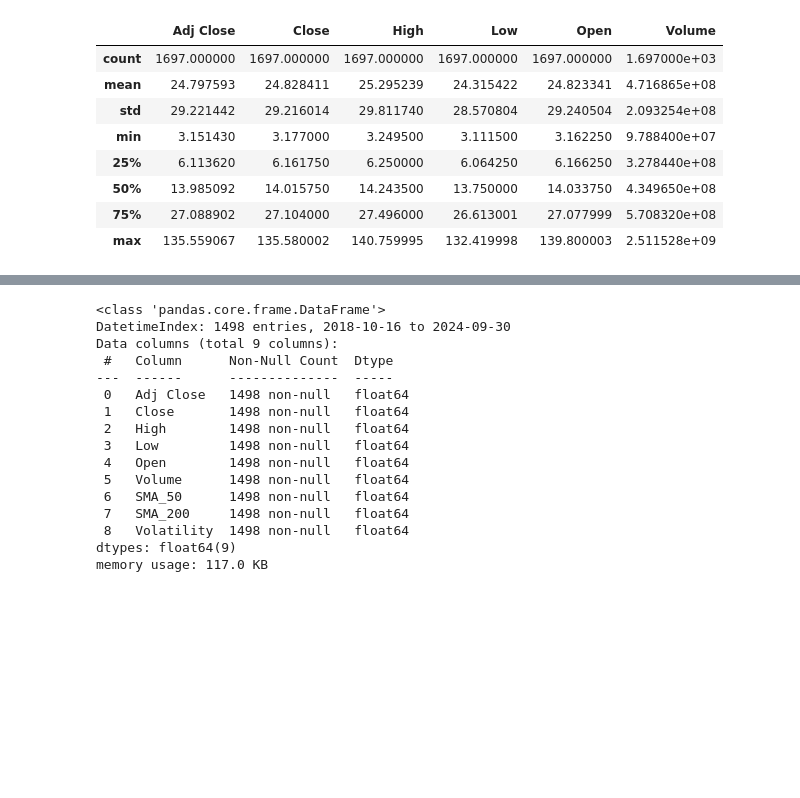
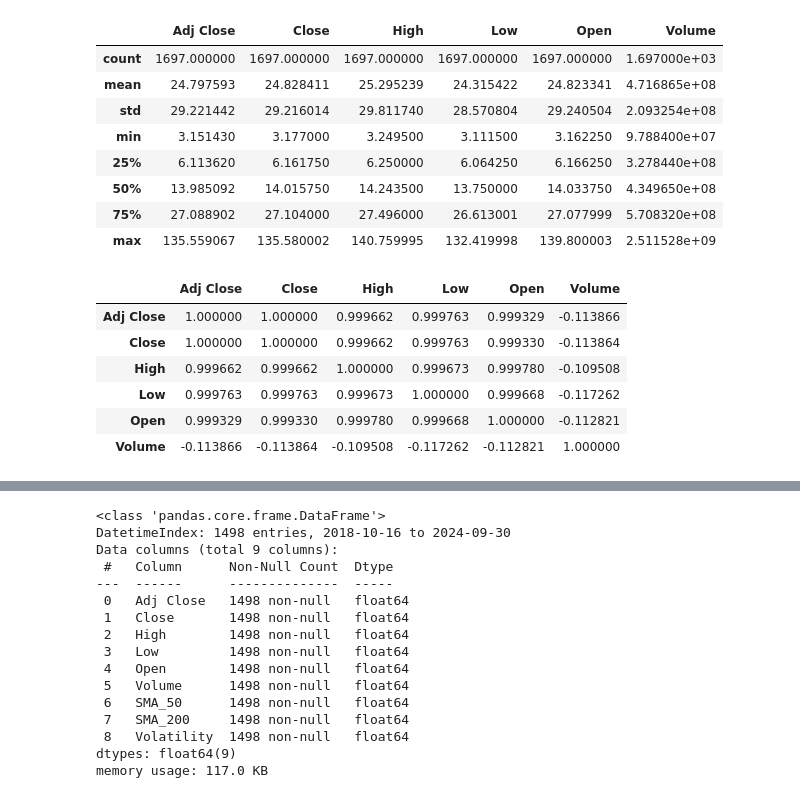
Before and after one commit to smkhowaja08/data-science-project, a Jupyter notebook: predicting_nvidia_stock_prices_using_machine_learning_models.ipynb, the cells around one changed output, grey strips where cells are left out. Saved outputs shown, nothing was run; the diff lists cells and outputs as text; code cells hidden in the pictures; blank space fills up the shorter version.

```diff
--- a/predicting_nvidia_stock_prices_using_machine_learning_models.ipynb
+++ b/predicting_nvidia_stock_prices_using_machine_learning_models.ipynb
@@ -96,3 +104,14 @@ df_nvidia.describe()
 | 50% | 13.985092 | 14.015750 | 14.243500 | 13.750000 | 14.033750 | 4.349650e+08 |
 | 75% | 27.088902 | 27.104000 | 27.496000 | 26.613001 | 27.077999 | 5.708320e+08 |
 | max | 135.559067 | 135.580002 | 140.759995 | 132.419998 | 139.800003 | 2.511528e+09 |
+# %%
+# display correlation
+df_nvidia.corr()
+# %% [output]
+|  | Adj Close | Close | High | Low | Open | Volume |
+| Adj Close | 1.000000 | 1.000000 | 0.999662 | 0.999763 | 0.999329 | -0.113866 |
+| Close | 1.000000 | 1.000000 | 0.999662 | 0.999763 | 0.999330 | -0.113864 |
+| High | 0.999662 | 0.999662 | 1.000000 | 0.999673 | 0.999780 | -0.109508 |
+| Low | 0.999763 | 0.999763 | 0.999673 | 1.000000 | 0.999668 | -0.117262 |
+| Open | 0.999329 | 0.999330 | 0.999780 | 0.999668 | 1.000000 | -0.112821 |
+| Volume | -0.113866 | -0.113864 | -0.109508 | -0.117262 | -0.112821 | 1.000000 |
```
Also changed, not shown: parts of 10 cells of this notebook.
